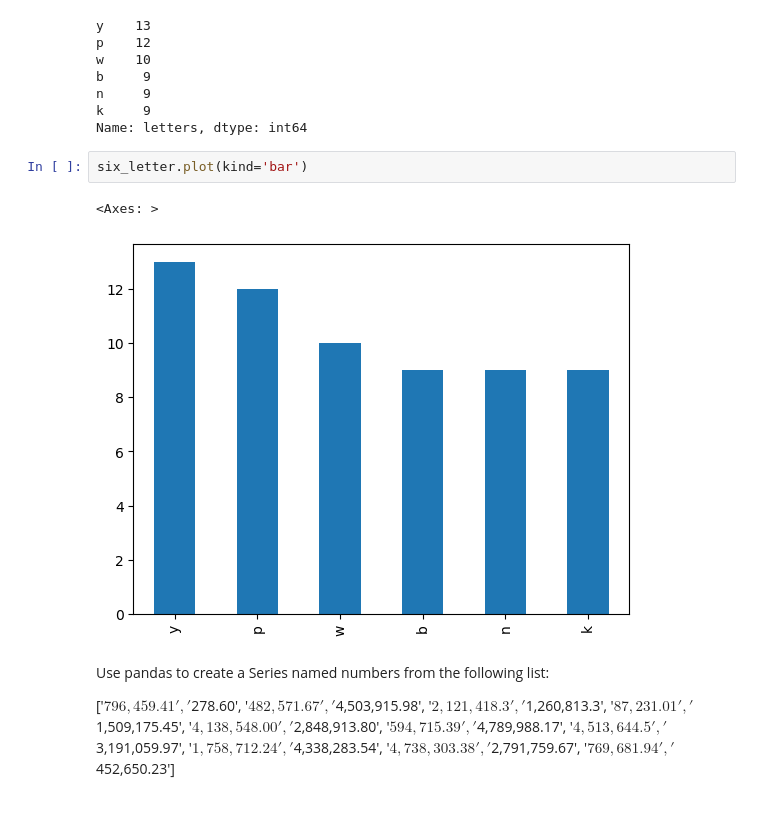
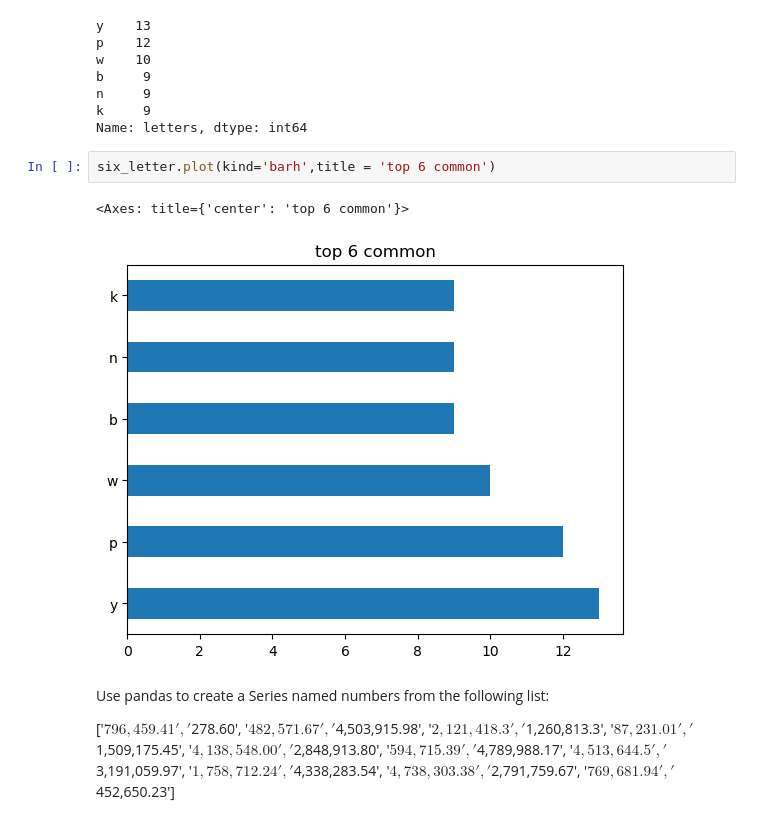
Before and after one commit to NISHAKUNWAR053/numpy-pandas-visualization-exercises, a Jupyter notebook: pandas.series.py.ipynb, the cells around one changed output. Saved outputs shown, nothing was run; the diff lists cells and outputs as text.

```diff
--- a/pandas.series.py.ipynb
+++ b/pandas.series.py.ipynb
@@ -443,10 +452,10 @@ n     9
 k     9
 Name: letters, dtype: int64
 # %%
-six_letter.plot(kind='bar')
+six_letter.plot(kind='barh',title = 'top 6 common')
 # %% [output]
-<Axes: >
+<Axes: title={'center': 'top 6 common'}>
-[figure, old version]
+[figure, new version]
 # %% [markdown]
 Use pandas to create a Series named numbers from the following list:
 
```
Also changed, not shown: parts of 19 cells of this notebook.
